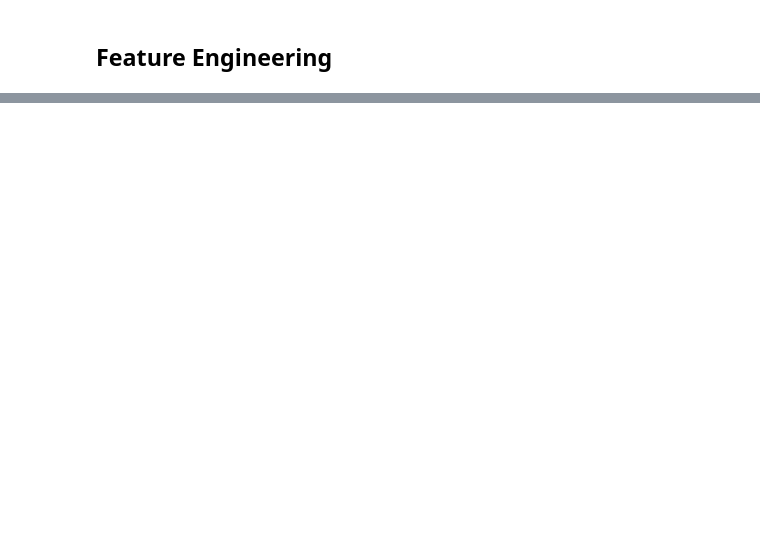
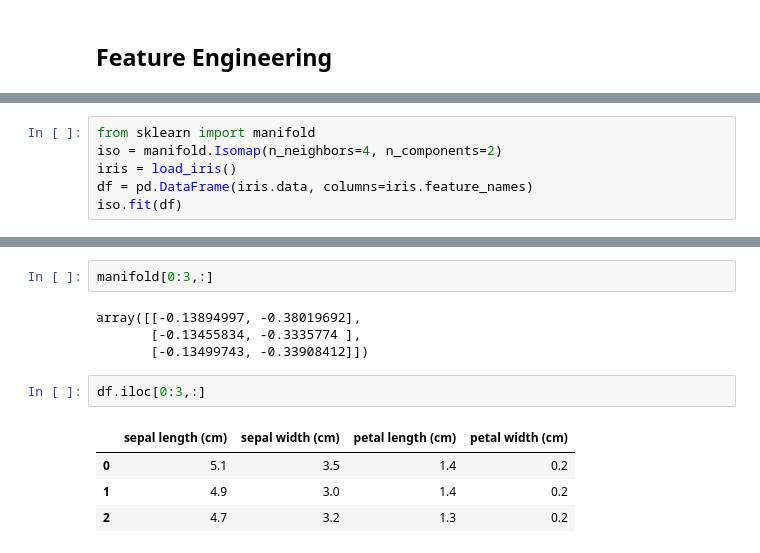
Before and after one commit to mvervuurt/datakitchen, a Jupyter notebook: DataPrep/DataWrangling.ipynb, the cells around one changed output, grey strips where cells are left out. Drawn from its saved outputs; the diff is of its cells as text; blank space fills up the shorter version.

Commit message:
pca isomap

```diff
--- a/DataPrep/DataWrangling.ipynb
+++ b/DataPrep/DataWrangling.ipynb
@@ -766,0 +819,6 @@ audio_data.shape
+# %%
+from sklearn import manifold
+iso = manifold.Isomap(n_neighbors=4, n_components=2)
+iris = load_iris()
+df = pd.DataFrame(iris.data, columns=iris.feature_names)
+iso.fit(df)
@@ -766,0 +835,13 @@ audio_data.shape
+# %%
+manifold[0:3,:]
+# %% [output]
+array([[-0.13894997, -0.38019692],
+       [-0.13455834, -0.3335774 ],
+       [-0.13499743, -0.33908412]])
+# %%
+df.iloc[0:3,:]
+# %% [output]
+|  | sepal length (cm) | sepal width (cm) | petal length (cm) | petal width (cm) |
+| 0 | 5.1 | 3.5 | 1.4 | 0.2 |
+| 1 | 4.9 | 3.0 | 1.4 | 0.2 |
+| 2 | 4.7 | 3.2 | 1.3 | 0.2 |
```
Also changed, not shown: parts of 12 cells of this notebook, 1 other file.
